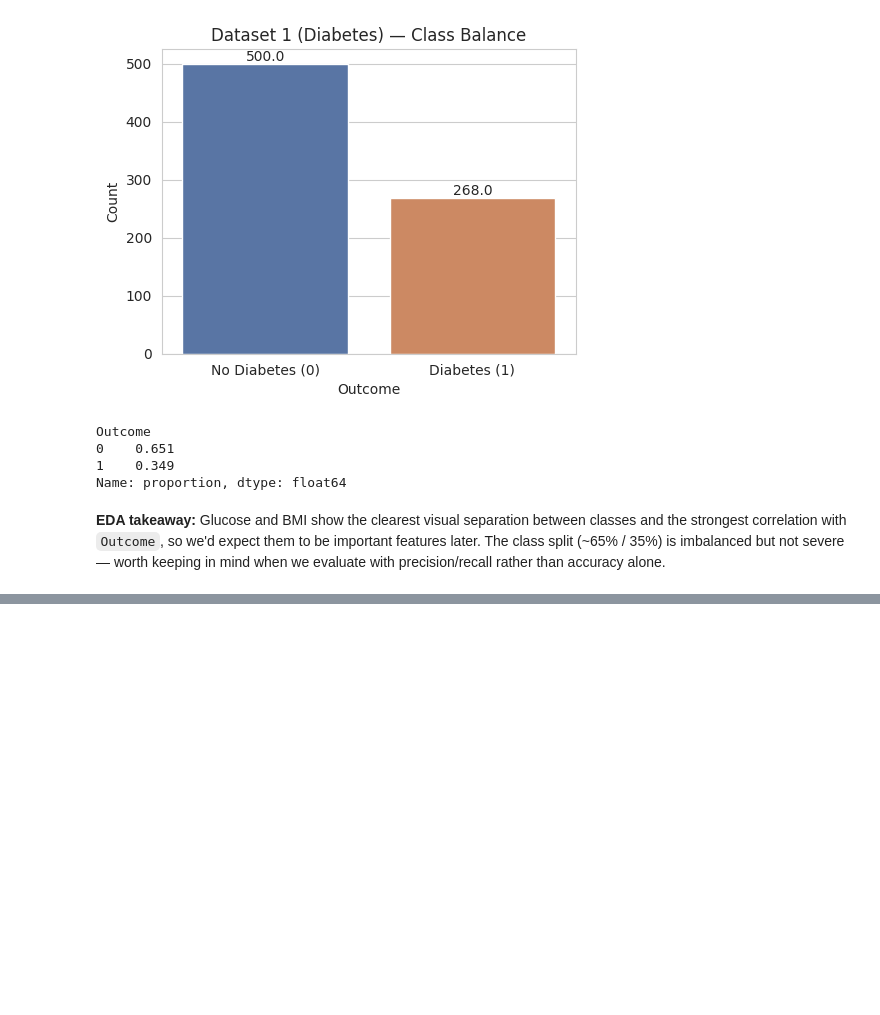
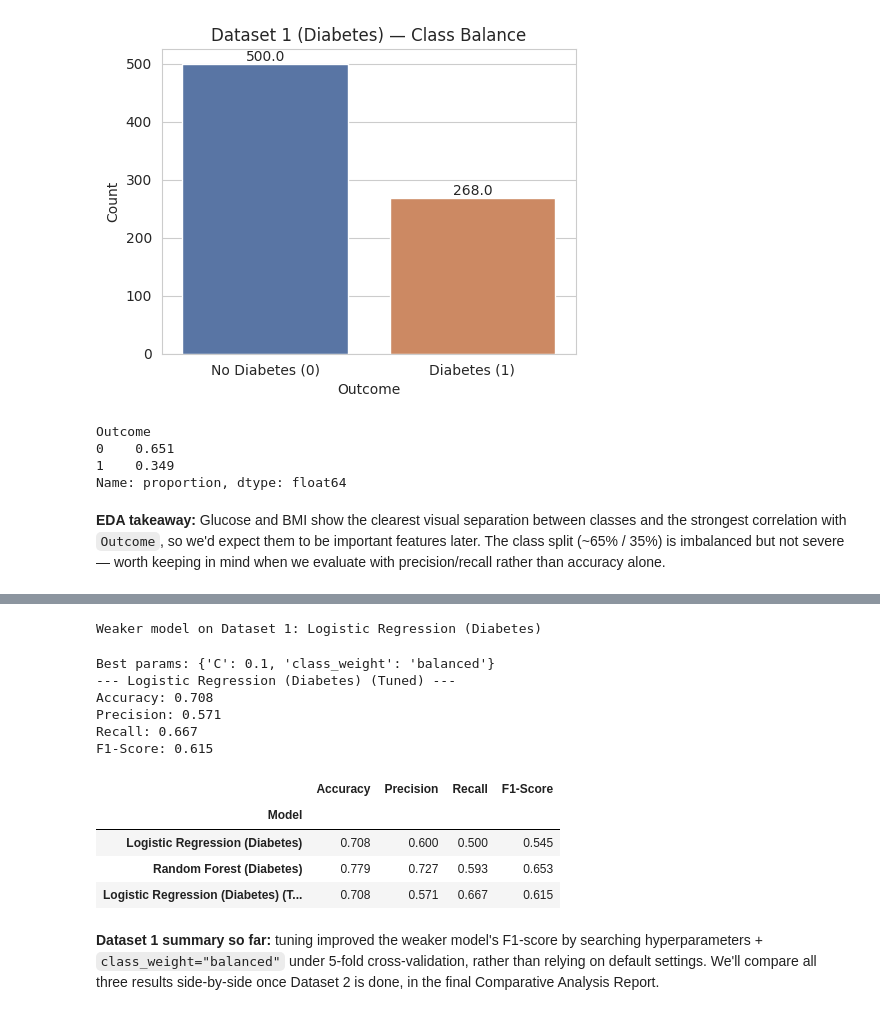
Before and after one commit to ummehabiba-m/betabytez-aiml-task2-ummeHabiba, a Jupyter notebook: notebook.ipynb, the cells around one changed output, grey strips where cells are left out. Saved outputs shown, nothing was run; the diff lists cells and outputs as text; code cells hidden in the pictures; blank space fills up the shorter version.

```diff
--- a/notebook.ipynb
+++ b/notebook.ipynb
@@ -192,0 +296,55 @@ than accuracy alone.
+# %%
+# Identify the weaker model automatically by comparing F1-scores computed above
+weaker_ds1 = min(results_ds1, key=lambda r: r["F1-Score"])["Model"]
+print("Weaker model on Dataset 1:", weaker_ds1)
+# %% [output]
+Weaker model on Dataset 1: Logistic Regression (Diabetes)
+# %%
+if "Random Forest" in weaker_ds1:
+    param_grid = {
+        "n_estimators": [100, 200, 300],
+        "max_depth": [None, 5, 10],
+        "min_samples_split": [2, 5, 10],
+        "class_weight": [None, "balanced"],
+    }
+    grid1 = GridSearchCV(
+        RandomForestClassifier(random_state=RANDOM_STATE),
+        param_grid, cv=5, scoring="f1", n_jobs=-1
+    )
+    grid1.fit(X1_train, y1_train)
+    best_model1 = grid1.best_estimator_
+    y1_pred_tuned = best_model1.predict(X1_test)
+else:
+    param_grid = {
+        "C": [0.01, 0.1, 1, 10, 100],
+        "class_weight": [None, "balanced"],
+    }
+    grid1 = GridSearchCV(
+        LogisticRegression(random_state=RANDOM_STATE, max_iter=1000),
+        param_grid, cv=5, scoring="f1", n_jobs=-1
+    )
+    grid1.fit(X1_train_scaled, y1_train)
+    best_model1 = grid1.best_estimator_
+    y1_pred_tuned = best_model1.predict(X1_test_scaled)
+
+print("Best params:", grid1.best_params_)
+results_ds1.append(evaluate_model(y1_test, y1_pred_tuned, f"{weaker_ds1} (Tuned)"))
+pd.DataFrame(results_ds1).set_index("Model").round(3)
+# %% [output]
+Best params: {'C': 0.1, 'class_weight': 'balanced'}
+--- Logistic Regression (Diabetes) (Tuned) ---
+Accuracy: 0.708
+Precision: 0.571
+Recall: 0.667
+F1-Score: 0.615
+|  | Accuracy | Precision | Recall | F1-Score |
+| Model |  |  |  |  |
+| Logistic Regression (Diabetes) | 0.708 | 0.600 | 0.500 | 0.545 |
+| Random Forest (Diabetes) | 0.779 | 0.727 | 0.593 | 0.653 |
+| Logistic Regression (Diabetes) (T... | 0.708 | 0.571 | 0.667 | 0.615 |
+# %% [markdown]
+**Dataset 1 summary so far:** tuning improved the weaker model's F1-score by
+searching hyperparameters + `class_weight="balanced"` under 5-fold
+cross-validation, rather than relying on default settings. We'll compare all
+three results side-by-side once Dataset 2 is done, in the final Comparative
+Analysis Report.
```
Also changed, not shown: parts of 10 cells of this notebook.
